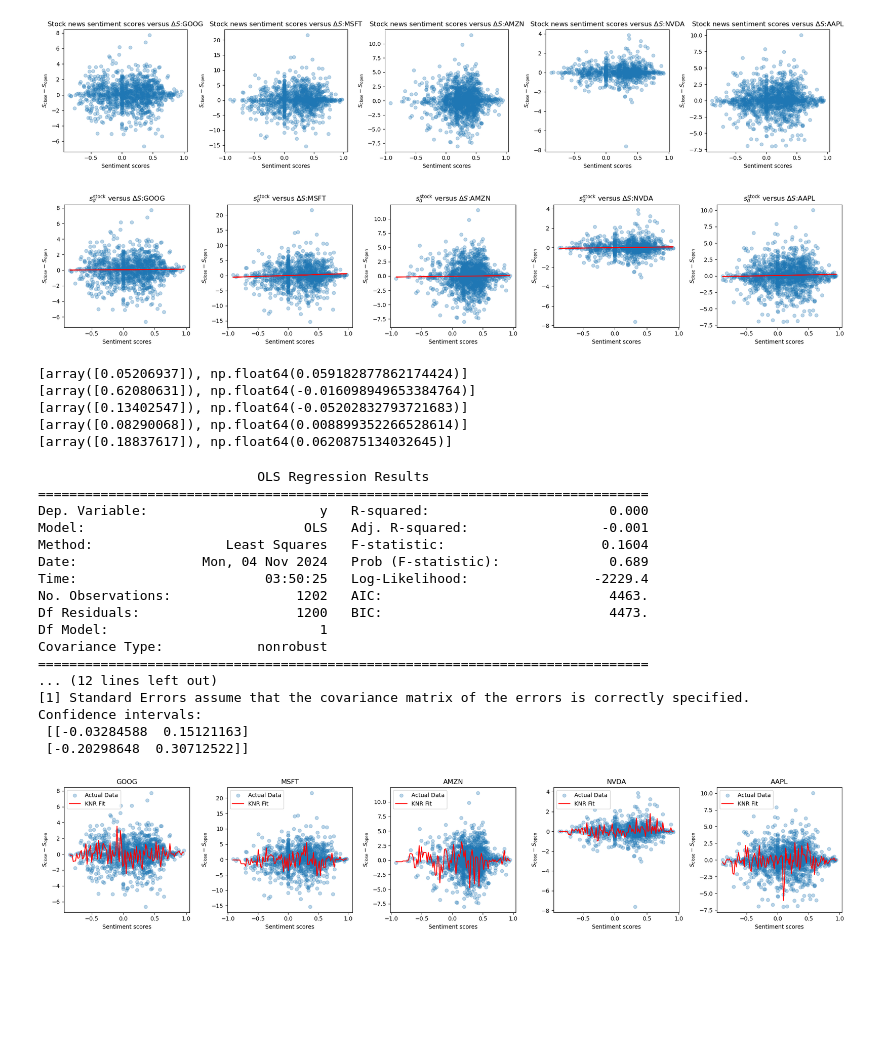
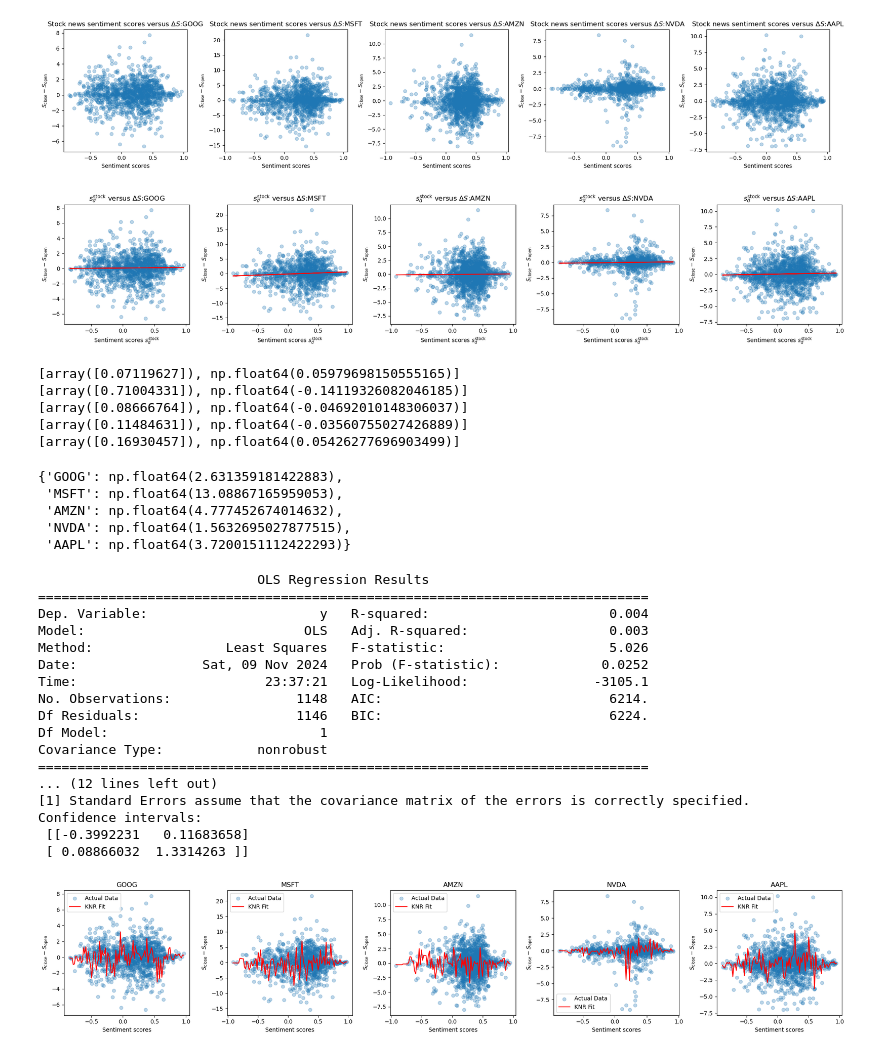
Before and after one commit to rishabhtyagi989/SIGNS_2024, a Jupyter notebook: stock_news_preliminary_data_exploration.ipynb, the cells around one changed output. Saved outputs shown, nothing was run; the diff lists cells and outputs as text; code cells hidden in the pictures; blank space fills up the shorter version.

```diff
--- a/stock_news_preliminary_data_exploration.ipynb
+++ b/stock_news_preliminary_data_exploration.ipynb
@@ -14,7 +14,7 @@ stock_data = {}
 stock_diff_close_open = {}
 
 start_date = pd.to_datetime('2011-05-02').date()
-end_date = pd.to_datetime('2024-03-15').date()
+end_date = pd.to_datetime('2024-11-09').date()
 
 for symbol in stock_symbols:
     # Load sentiment and stock data
@@ -60,54 +60,62 @@ for i in range(len(stock_symbols)):
 plt.tight_layout()
 plt.show()
 # %% [output]
-[figure, old version]
+[figure, new version]
 # %%
 from sklearn.linear_model import LinearRegression
 from sklearn.metrics import mean_squared_error as mse
 
 # Create a figure with 5 subplots arranged in a single row
 fig, axes = plt.subplots(1, 5, figsize=(20, 4))  # Adjust figsize as needed
 
 # Loop through each plot and corresponding axis
-model = {}
-mses = {}
+lin_model = {}
+lin_mses = {}
 for i in range(len(stock_symbols)):
     symbol = stock_symbols[i]
     # Reshape your data if needed
     X = np.array(sentiment_scores[symbol]).reshape(-1, 1)  # Sentiment scores as predictor
     y = np.array(stock_diff_close_open[symbol])
 
-    model[symbol] = LinearRegression().fit(X , y)
-    y_pred = model[symbol].predict(X)
-    mses[symbol] = mse(y, y_pred)
+    lin_model[symbol] = LinearRegression().fit(X , y)
+    y_pred = lin_model[symbol].predict(X)
+    lin_mses[symbol] = mse(y, y_pred)
 
     axes[i].scatter(sentiment_scores[symbol],stock_diff_close_open[symbol],alpha = .3)
     axes[i].plot(sentiment_scores[symbol],y_pred,color = "red")
 
     axes[i].set_title(r"$s^{\text{stock}}_d$ versus $\Delta S$:" f"{symbol}")
-    axes[i].set_xlabel("Sentiment scores")
+    axes[i].set_xlabel(r"Sentiment scores $s^{\text{stock}}_d$")
     axes[i].set_ylabel(r"$S_{\text{close}}-S_{\text{open}}$")
 
 # Adjust layout for better spacing
 plt.tight_layout()
 plt.show()
 # %% [output]
-[figure, old version]
+[figure, new version]
 # %%
 for symbol in stock_symbols:
-    print([model[symbol].coef_,model[symbol].intercept_])
+    print([lin_model[symbol].coef_,lin_model[symbol].intercept_])
 # %% [output]
-[array([0.05206937]), np.float64(0.059182877862174424)]
-[array([0.62080631]), np.float64(-0.016098949653384764)]
-[array([0.13402547]), np.float64(-0.05202832793721683)]
-[array([0.08290068]), np.float64(0.008899352266528614)]
-[array([0.18837617]), np.float64(0.0620875134032645)]
+[array([0.07119627]), np.float64(0.05979698150555165)]
+[array([0.71004331]), np.float64(-0.14119326082046185)]
+[array([0.08666764]), np.float64(-0.04692010148306037)]
+[array([0.11484631]), np.float64(-0.03560755027426889)]
+[array([0.16930457]), np.float64(0.05426277696903499)]
+# %%
+lin_mses
+# %% [output]
+{'GOOG': np.float64(2.631359181422883),
+ 'MSFT': np.float64(13.08867165959053),
+ 'AMZN': np.float64(4.777452674014632),
+ 'NVDA': np.float64(1.5632695027877515),
+ 'AAPL': np.float64(3.7200151112422293)}
 # %%
 # Fit via statsmodel
 import statsmodels.api as sm
 
-X_goog = np.array(sentiment_scores['GOOG'])
-y_goog = np.array(stock_diff_close_open['GOOG'])
+X_goog = np.array(sentiment_scores['MSFT'])
+y_goog = np.array(stock_diff_close_open['MSFT'])
 
 X_with_const = sm.add_constant(X_goog)
 
@@ -123,21 +131,21 @@ print("Confidence intervals:\n", confidence_intervals)
 # %% [output]
                             OLS Regression Results
 ==============================================================================
-Dep. Variable:                      y   R-squared:                       0.000
-Model:                            OLS   Adj. R-squared:                 -0.001
-Method:                 Least Squares   F-statistic:                    0.1604
-Date:                Mon, 04 Nov 2024   Prob (F-statistic):              0.689
-Time:                        03:50:25   Log-Likelihood:                -2229.4
-No. Observations:                1202   AIC:                             4463.
-Df Residuals:                    1200   BIC:                             4473.
+Dep. Variable:                      y   R-squared:                       0.004
+Model:                            OLS   Adj. R-squared:                  0.003
+Method:                 Least Squares   F-statistic:                     5.026
+Date:                Sat, 09 Nov 2024   Prob (F-statistic):             0.0252
+Time:                        23:37:21   Log-Likelihood:                -3105.1
+No. Observations:                1148   AIC:                             6214.
+Df Residuals:                    1146   BIC:                             6224.
 Df Model:                           1
 Covariance Type:            nonrobust
 ==============================================================================
 ... (12 lines left out)
 [1] Standard Errors assume that the covariance matrix of the errors is correctly specified.
 Confidence intervals:
- [[-0.03284588  0.15121163]
- [-0.20298648  0.30712522]]
+ [[-0.3992231   0.11683658]
+ [ 0.08866032  1.3314263 ]]
 # %%
 # import KNeighborsRegressor
 from sklearn.neighbors import KNeighborsRegressor
@@ -181,4 +189,4 @@ for i in range(len(stock_symbols)):
 plt.tight_layout()
 plt.show()
 # %% [output]
-[figure, old version]
+[figure, new version]
```
Also changed, not shown: parts of 1 cell of this notebook, 1 other file.
